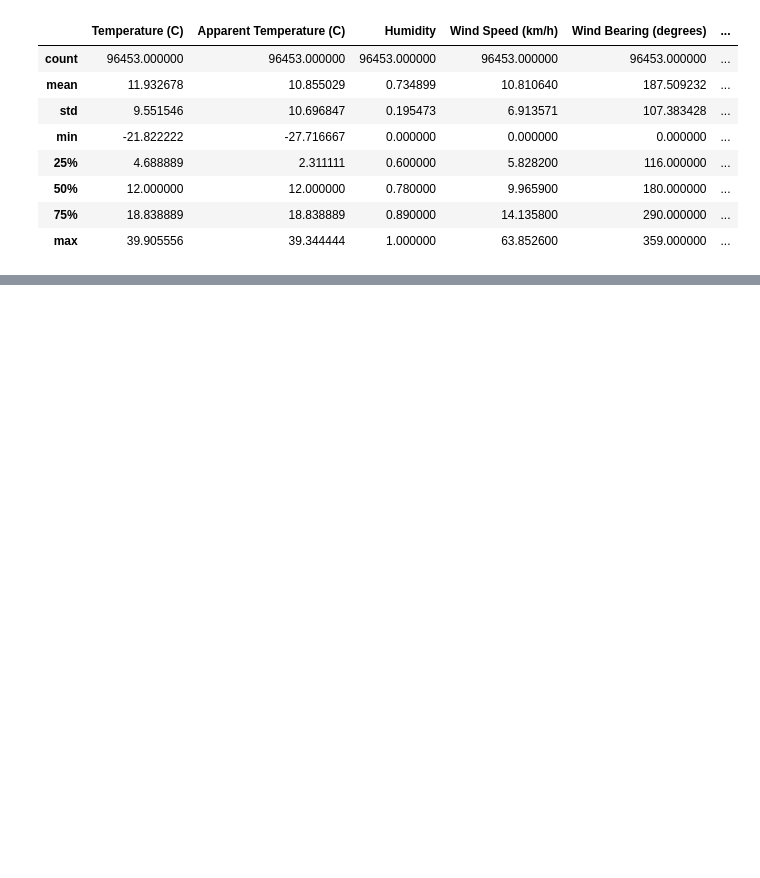
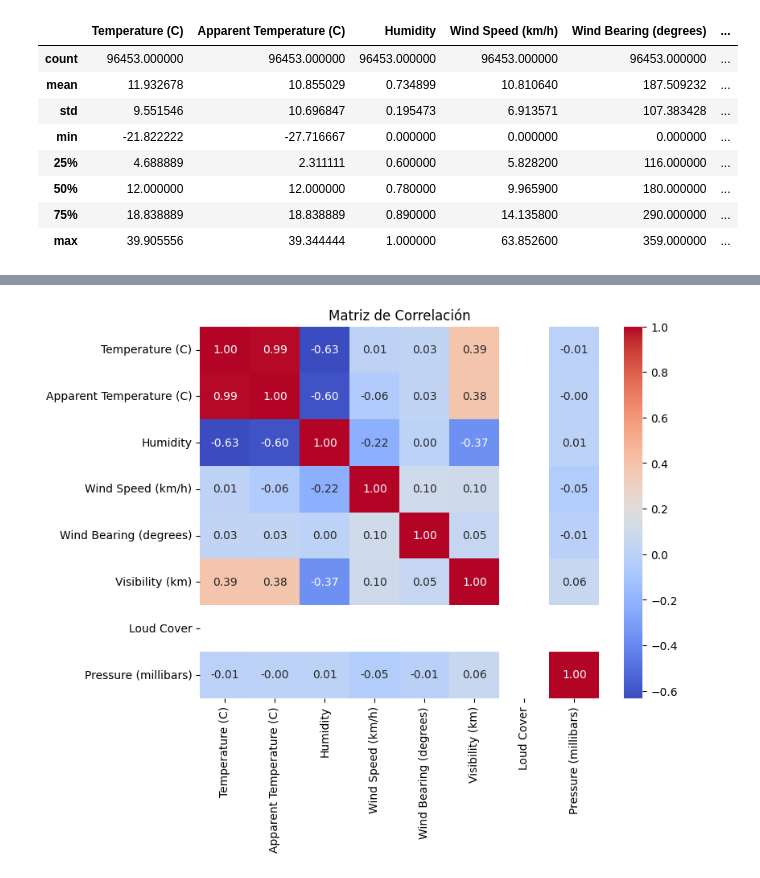
Before and after one commit to SergioManuelJob/WeatherDataset, a Jupyter notebook: Weather_Sergio_Manuel_Suarez_Suarez.ipynb, the cells around one changed output, grey strips where cells are left out. Saved outputs shown, nothing was run; the diff lists cells and outputs as text; code cells hidden in the pictures; blank space fills up the shorter version.

```diff
--- a/Weather_Sergio_Manuel_Suarez_Suarez.ipynb
+++ b/Weather_Sergio_Manuel_Suarez_Suarez.ipynb
@@ -50,0 +72,3 @@ df.describe()
+# %%
+df.dropna(inplace=True, axis=0)
+df.isnull().sum()
@@ -50,0 +105,7 @@ df.describe()
+# %%
+plt.figure(figsize=(8, 6))
+sns.heatmap(df.corr(), annot=True, cmap='coolwarm', fmt='.2f')
+plt.title('Matriz de Correlación')
+plt.show()
+# %% [output]
+[figure, added]
```
Also changed, not shown: parts of 21 cells of this notebook.
